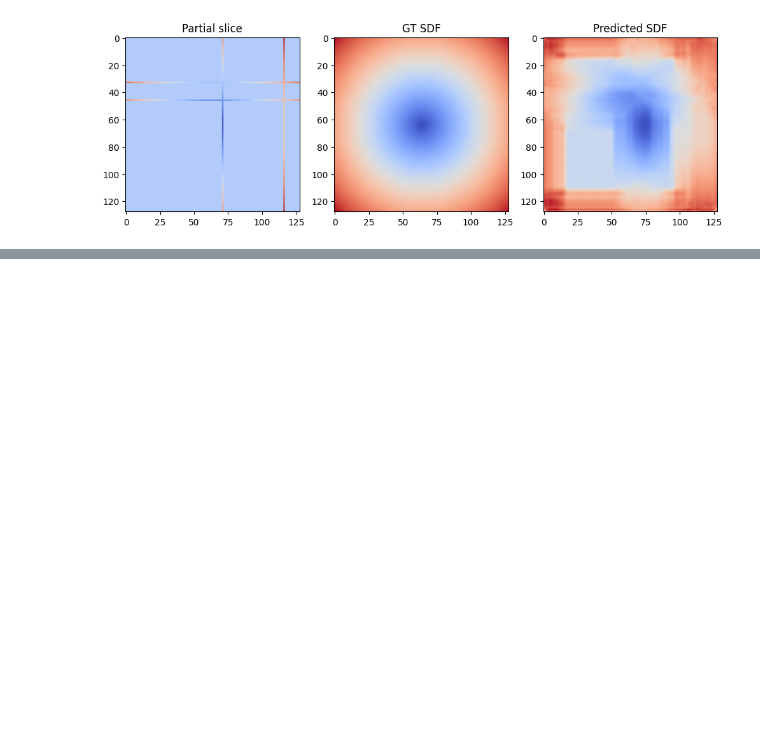
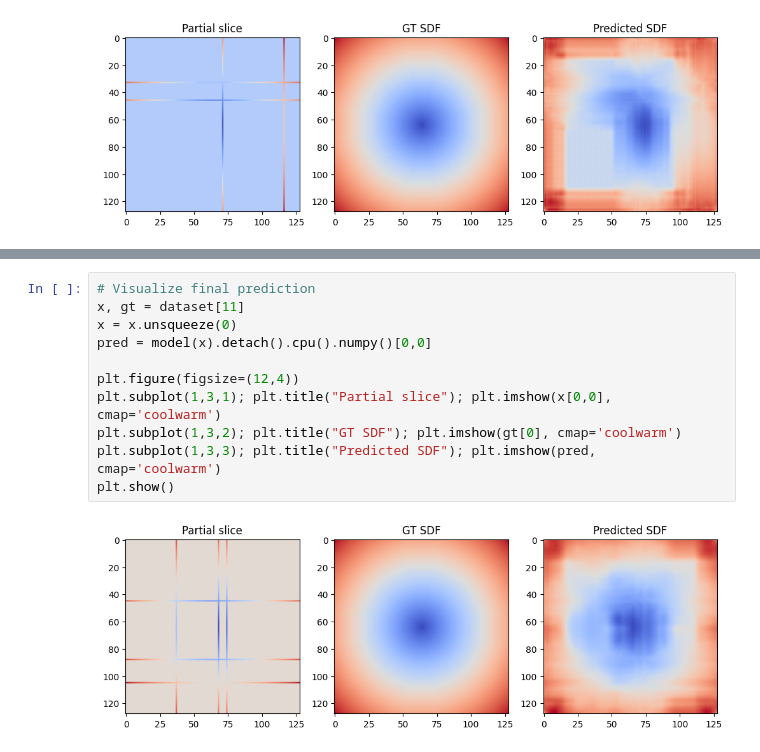
Before and after one commit to Jrativa/PRIM, a Jupyter notebook: src/exp_2D.ipynb, the cells around one changed output, grey strips where cells are left out. Cells and saved outputs as stored; diff of their text form; blank space fills up the shorter version.

```diff
--- a/src/exp_2D.ipynb
+++ b/src/exp_2D.ipynb
@@ -268,0 +360,13 @@ Epoch 10/10 - Loss: 4.8541
+# %%
+# Visualize final prediction
+x, gt = dataset[11]
+x = x.unsqueeze(0)
+pred = model(x).detach().cpu().numpy()[0,0]
+
+plt.figure(figsize=(12,4))
+plt.subplot(1,3,1); plt.title("Partial slice"); plt.imshow(x[0,0], cmap='coolwarm')
+plt.subplot(1,3,2); plt.title("GT SDF"); plt.imshow(gt[0], cmap='coolwarm')
+plt.subplot(1,3,3); plt.title("Predicted SDF"); plt.imshow(pred, cmap='coolwarm')
+plt.show()
+# %% [output]
+[figure, added]
```
Also changed, not shown: parts of 3 cells of this notebook.
